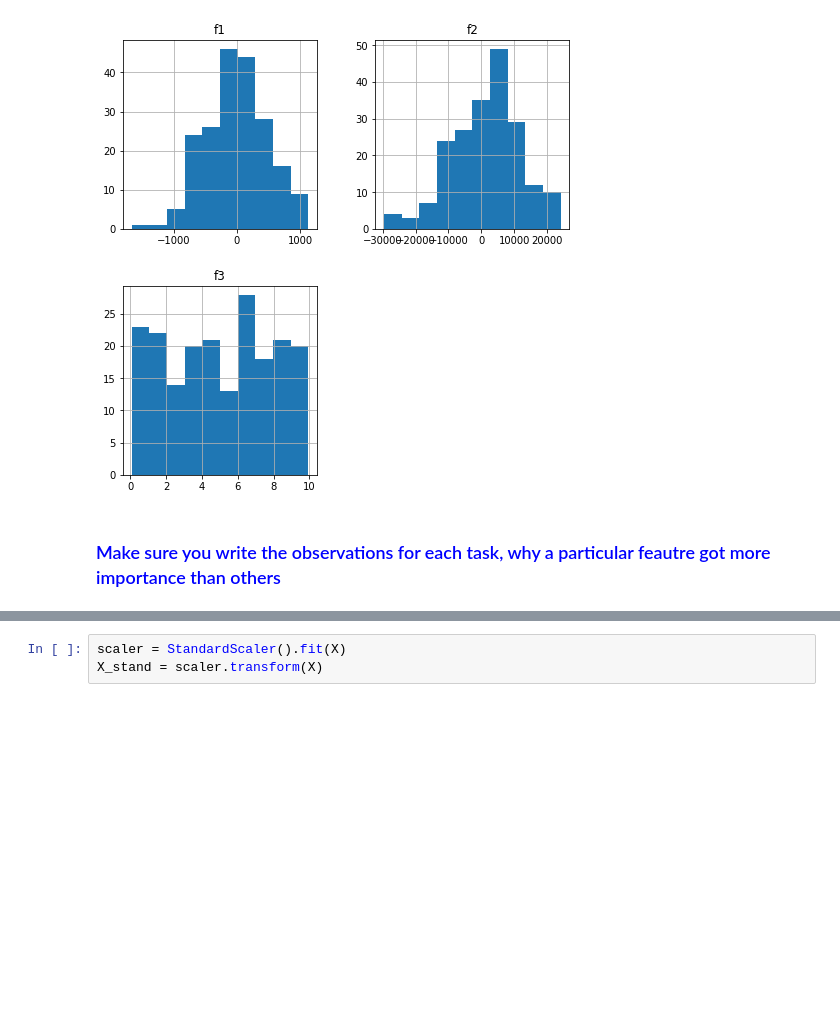
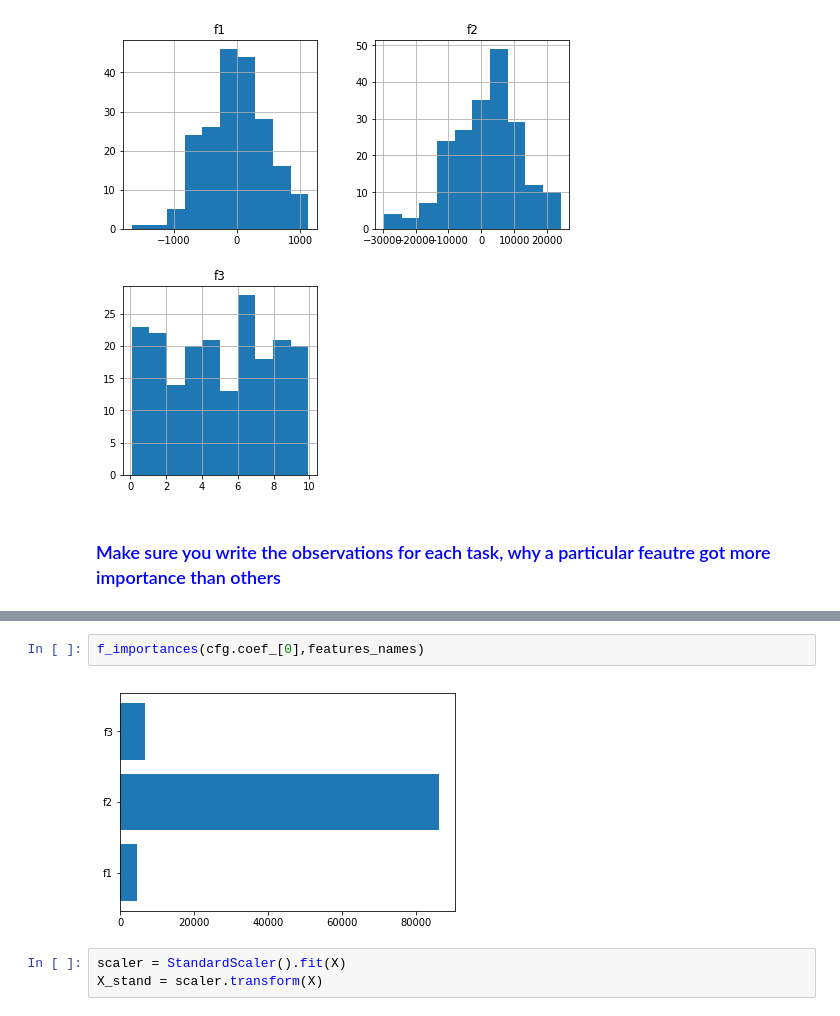
Before and after one commit to iamanik4/Python-Course-Assignment, a Jupyter notebook: 10. Behavior of Linear Models/8B_LR_SVM.ipynb, the cells around one changed output, grey strips where cells are left out. Cells and saved outputs as stored; diff of their text form; blank space fills up the shorter version.

```diff
--- a/10. Behavior of Linear Models/8B_LR_SVM.ipynb
+++ b/10. Behavior of Linear Models/8B_LR_SVM.ipynb
@@ -76,3 +88,7 @@ cfg.coef_,cfg.intercept_
+# %%
+f_importances(cfg.coef_[0],features_names)
+# %% [output]
+[figure, added]
 # %%
 scaler = StandardScaler().fit(X)
 X_stand = scaler.transform(X)
```
Also changed, not shown: parts of 11 cells of this notebook, 3 other files.
